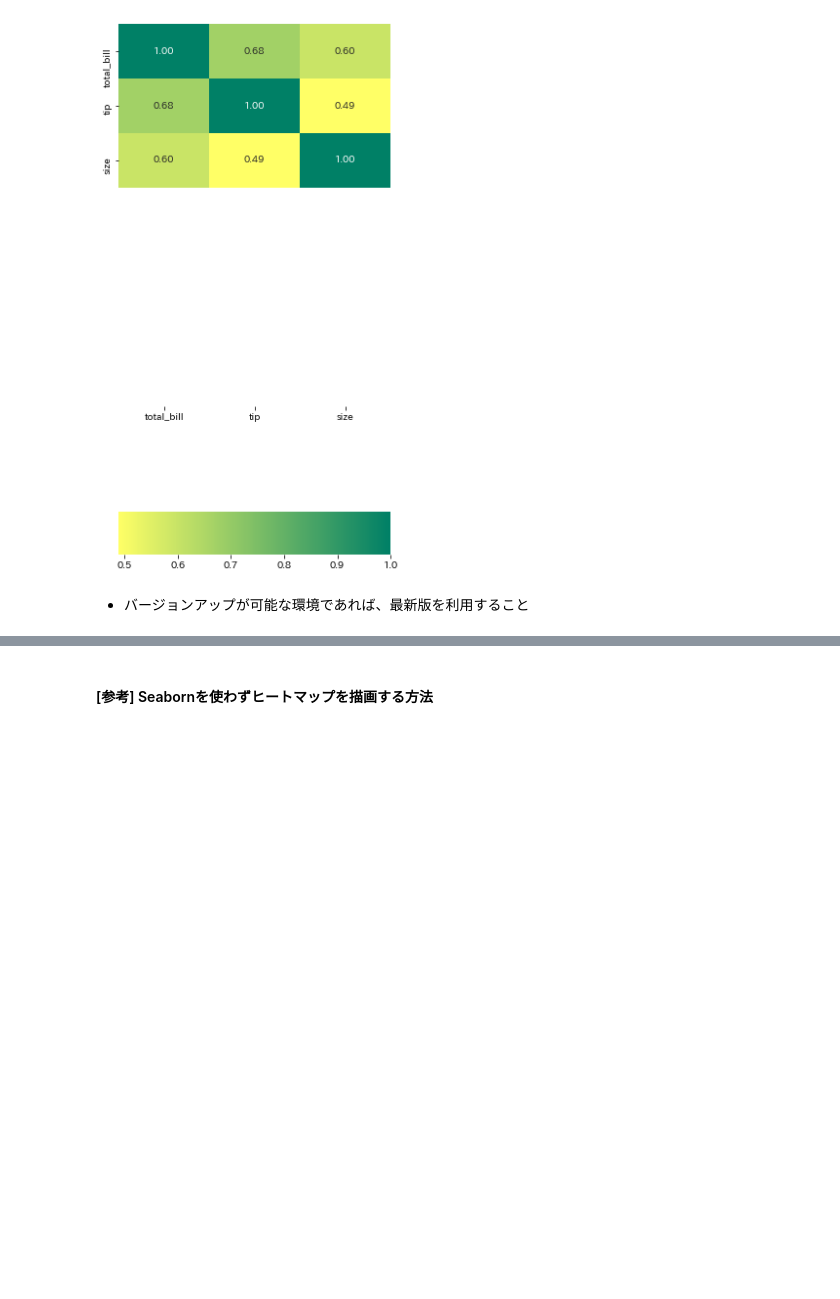
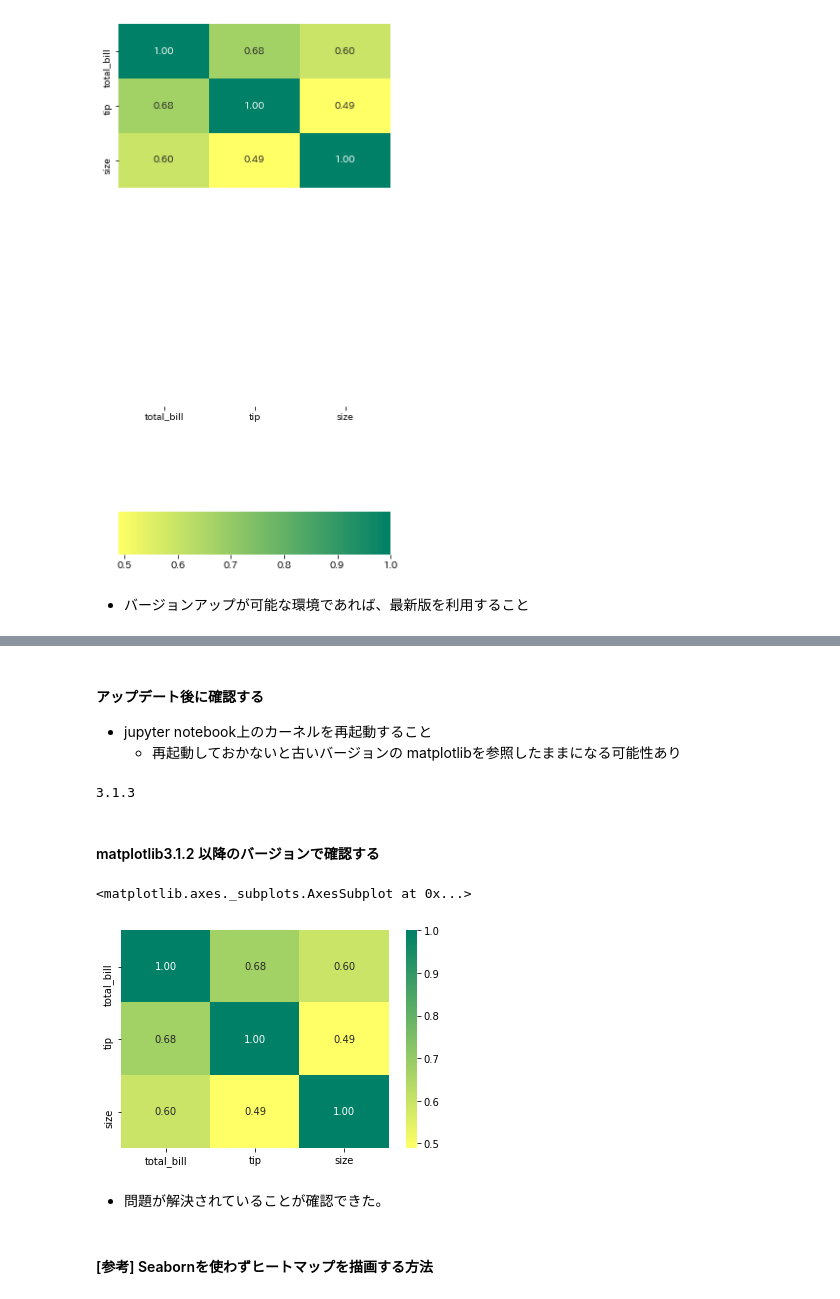
Before and after one commit to fukufukubiz/my_code_pool, a Jupyter notebook: python/jupyter_notebook/my_study_summary_matplotlib_and_seaborn.ipynb, the cells around one changed output, grey strips where cells are left out. Saved outputs shown, nothing was run; the diff lists cells and outputs as text; code cells hidden in the pictures; blank space fills up the shorter version.

````diff
--- a/python/jupyter_notebook/my_study_summary_matplotlib_and_seaborn.ipynb
+++ b/python/jupyter_notebook/my_study_summary_matplotlib_and_seaborn.ipynb
@@ -663 +663,12 @@ pip install -U matplotlib
 ```
+# %% [markdown]
+#### アップデート後に確認する
+- jupyter notebook上のカーネルを再起動すること
+    - 再起動しておかないと古いバージョンの matplotlibを参照したままになる可能性あり
+# %%
+import matplotlib
+print(matplotlib.__version__)
+# %% [output]
+3.1.3
+# %% [markdown]
+#### matplotlib3.1.2 以降のバージョンで確認する
@@ -664,3 +680,12 @@ pip install -U matplotlib
+# %%
+tips = pd.read_csv("./tips.csv")
+# %%
+sns.heatmap( tips.corr() , cmap =  'summer_r' , annot = True , fmt = '.2f' )
+# %% [output]
+<matplotlib.axes._subplots.AxesSubplot at 0x...>
+[figure, added]
+# %% [markdown]
+- 問題が解決されていることが確認できた。
 # %% [markdown]
 #### [参考] Seabornを使わずヒートマップを描画する方法
 # %%
````
Also changed, not shown: parts of 2 cells of this notebook.
